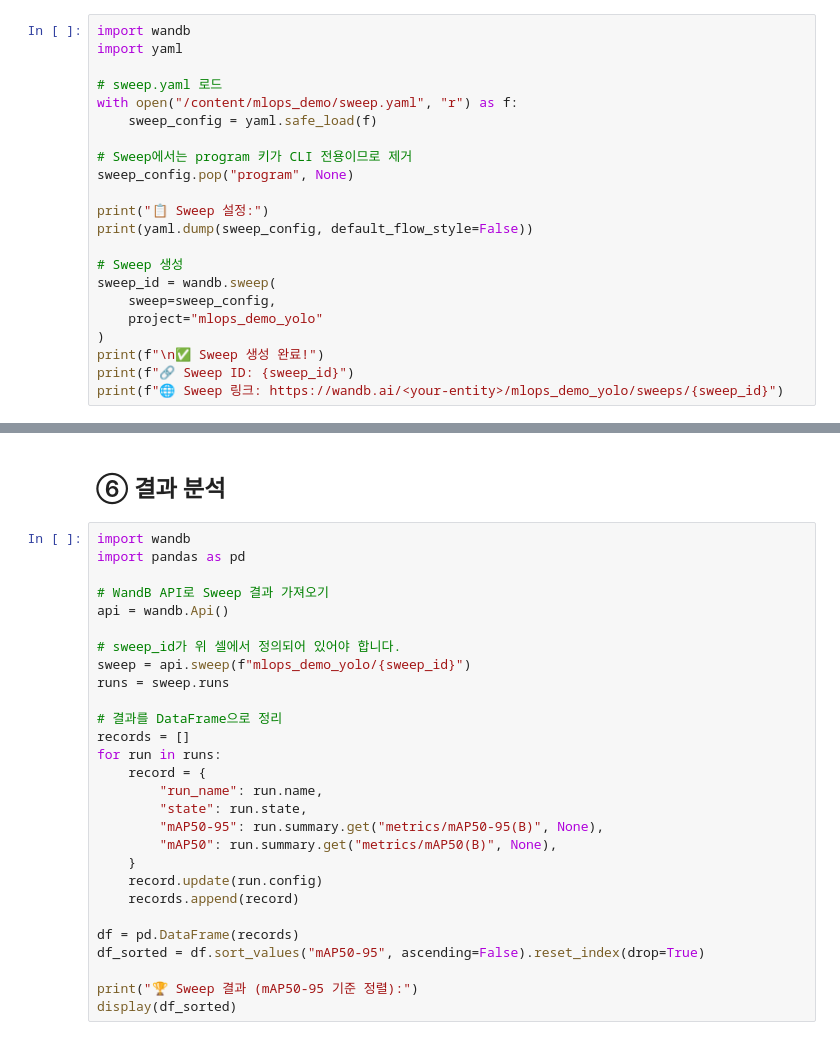
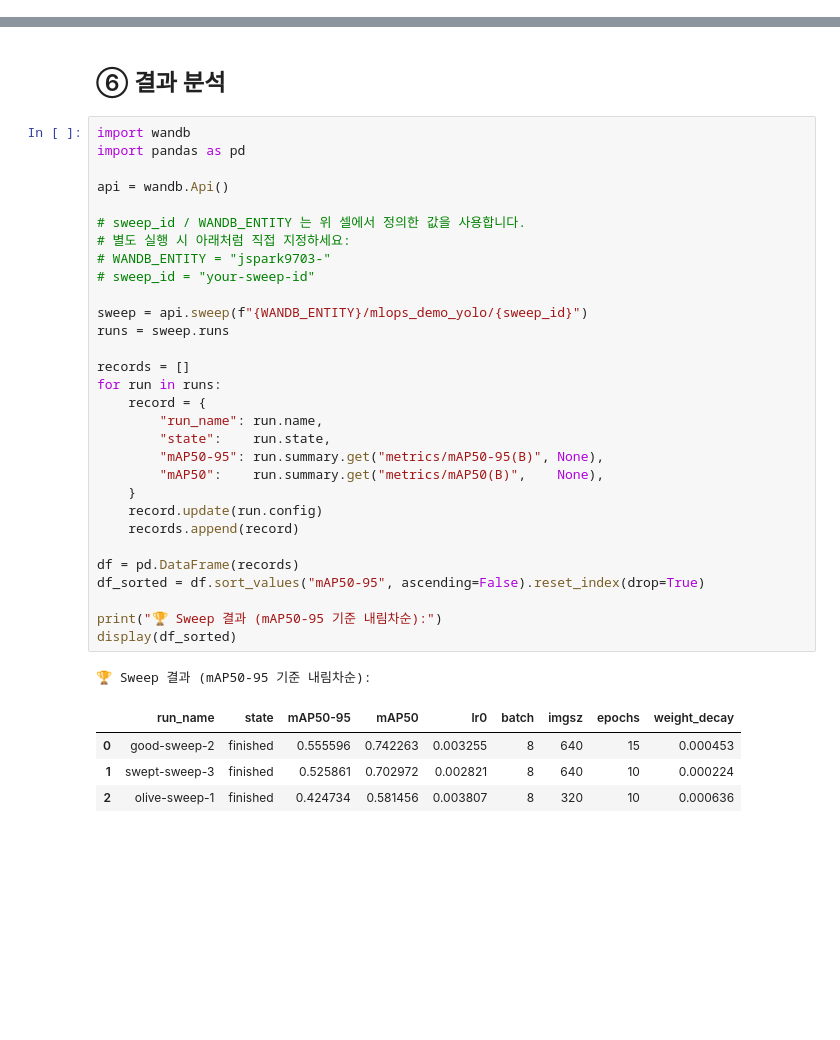
Before and after one commit to jspark9703/mlops_demo, a Jupyter notebook: notebook.ipynb, the cells around one changed output, grey strips where cells are left out. Cells and saved outputs as stored; diff of their text form; blank space fills up the shorter version.

Commit message:
feat: sweep 심화

```diff
--- a/notebook.ipynb
+++ b/notebook.ipynb
@@ -224,25 +140,3 @@ Bayesian 최적화로 하이퍼파라미터를 자동 탐색합니다.
 | `imgsz` | 320, 480, 640 |
 | `lr0` | 0.0001 ~ 0.01 (uniform) |
 | `weight_decay` | 0.0001 ~ 0.001 (uniform) |
-# %%
-import wandb
-import yaml
-
-# sweep.yaml 로드
-with open("/content/mlops_demo/sweep.yaml", "r") as f:
-    sweep_config = yaml.safe_load(f)
-
-# Sweep에서는 program 키가 CLI 전용이므로 제거
-sweep_config.pop("program", None)
-
-print("📋 Sweep 설정:")
-print(yaml.dump(sweep_config, default_flow_style=False))
-
-# Sweep 생성
-sweep_id = wandb.sweep(
-    sweep=sweep_config,
-    project="mlops_demo_yolo"
-)
-print(f"\n✅ Sweep 생성 완료!")
-print(f"🔗 Sweep ID: {sweep_id}")
-print(f"🌐 Sweep 링크: https://wandb.ai/<your-entity>/mlops_demo_yolo/sweeps/{sweep_id}")
@@ -266,29 +270,37 @@ print("🎉 모든 Sweep 실행 완료!")
 # %%
 import wandb
 import pandas as pd
 
-# WandB API로 Sweep 결과 가져오기
 api = wandb.Api()
 
-# sweep_id가 위 셀에서 정의되어 있어야 합니다.
-sweep = api.sweep(f"mlops_demo_yolo/{sweep_id}")
+# sweep_id / WANDB_ENTITY 는 위 셀에서 정의한 값을 사용합니다.
+# 별도 실행 시 아래처럼 직접 지정하세요:
+# WANDB_ENTITY = "jspark9703-"
+# sweep_id = "your-sweep-id"
+
+sweep = api.sweep(f"{WANDB_ENTITY}/mlops_demo_yolo/{sweep_id}")
 runs = sweep.runs
 
-# 결과를 DataFrame으로 정리
 records = []
 for run in runs:
     record = {
         "run_name": run.name,
-        "state": run.state,
+        "state":    run.state,
         "mAP50-95": run.summary.get("metrics/mAP50-95(B)", None),
-        "mAP50": run.summary.get("metrics/mAP50(B)", None),
+        "mAP50":    run.summary.get("metrics/mAP50(B)",    None),
     }
     record.update(run.config)
     records.append(record)
 
 df = pd.DataFrame(records)
 df_sorted = df.sort_values("mAP50-95", ascending=False).reset_index(drop=True)
 
-print("🏆 Sweep 결과 (mAP50-95 기준 정렬):")
+print("🏆 Sweep 결과 (mAP50-95 기준 내림차순):")
 display(df_sorted)
+# %% [output]
+🏆 Sweep 결과 (mAP50-95 기준 내림차순):
+|  | run_name | state | mAP50-95 | mAP50 | lr0 | batch | imgsz | epochs | weight_decay |
+| 0 | good-sweep-2 | finished | 0.555596 | 0.742263 | 0.003255 | 8 | 640 | 15 | 0.000453 |
+| 1 | swept-sweep-3 | finished | 0.525861 | 0.702972 | 0.002821 | 8 | 640 | 10 | 0.000224 |
+| 2 | olive-sweep-1 | finished | 0.424734 | 0.581456 | 0.003807 | 8 | 320 | 10 | 0.000636 |
 # %%
```
Also changed, not shown: parts of 19 cells of this notebook, 2 other files.
